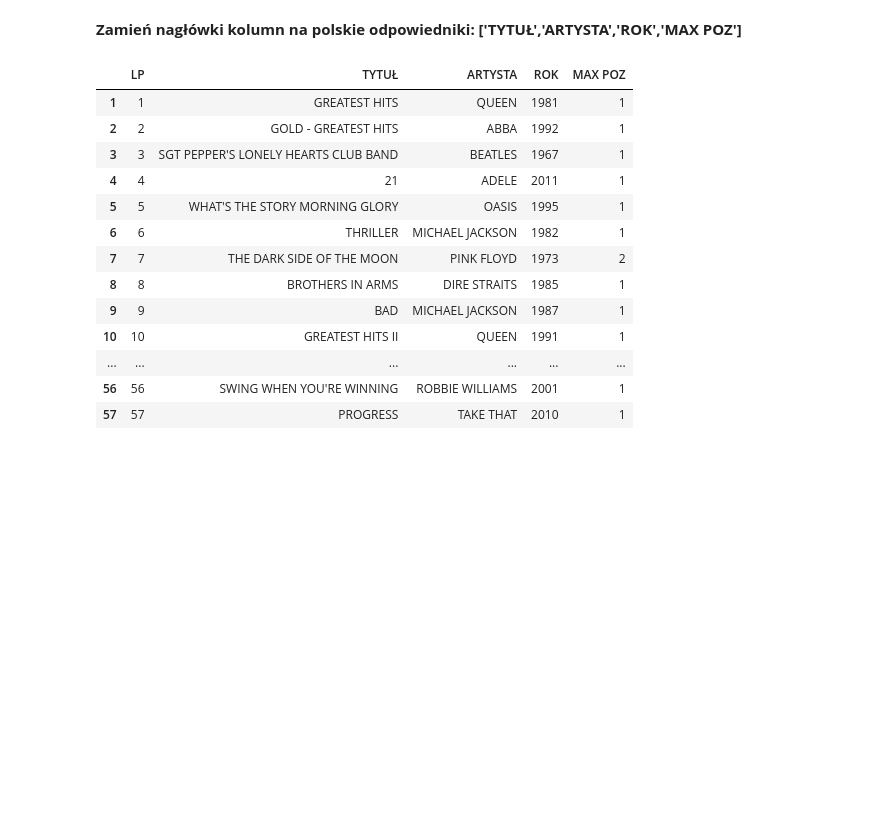
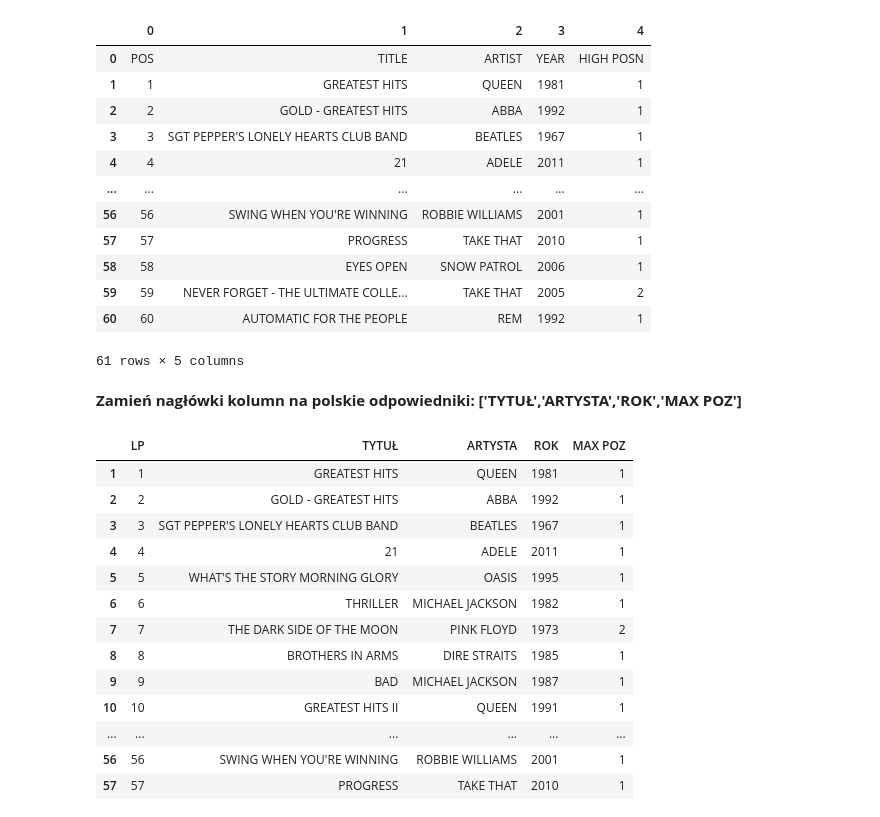
Before and after one commit to michalkaczmarek1/task1-pandas, a Jupyter notebook: zadanie1-pandas.ipynb, the cells around one changed output. Drawn from its saved outputs; the diff is of its cells as text; code cells hidden in the pictures; blank space fills up the shorter version.

```diff
--- a/zadanie1-pandas.ipynb
+++ b/zadanie1-pandas.ipynb
@@ -25,3 +25,20 @@ data
+# %%
+df = data[0]
+df
+# %% [output]
+|  | 0 | 1 | 2 | 3 | 4 |
+| 0 | POS | TITLE | ARTIST | YEAR | HIGH POSN |
+| 1 | 1 | GREATEST HITS | QUEEN | 1981 | 1 |
+| 2 | 2 | GOLD - GREATEST HITS | ABBA | 1992 | 1 |
+| 3 | 3 | SGT PEPPER'S LONELY HEARTS CLUB BAND | BEATLES | 1967 | 1 |
+| 4 | 4 | 21 | ADELE | 2011 | 1 |
+| ... | ... | ... | ... | ... | ... |
+| 56 | 56 | SWING WHEN YOU'RE WINNING | ROBBIE WILLIAMS | 2001 | 1 |
+| 57 | 57 | PROGRESS | TAKE THAT | 2010 | 1 |
+| 58 | 58 | EYES OPEN | SNOW PATROL | 2006 | 1 |
+| 59 | 59 | NEVER FORGET - THE ULTIMATE COLLE... | TAKE THAT | 2005 | 2 |
+| 60 | 60 | AUTOMATIC FOR THE PEOPLE | REM | 1992 | 1 |
+61 rows × 5 columns
 # %% [markdown]
 <b>Zamień nagłówki kolumn na polskie odpowiedniki: ['TYTUŁ','ARTYSTA','ROK','MAX POZ']
 </b>
```
Also changed, not shown: parts of 3 cells of this notebook, 1 other file.
